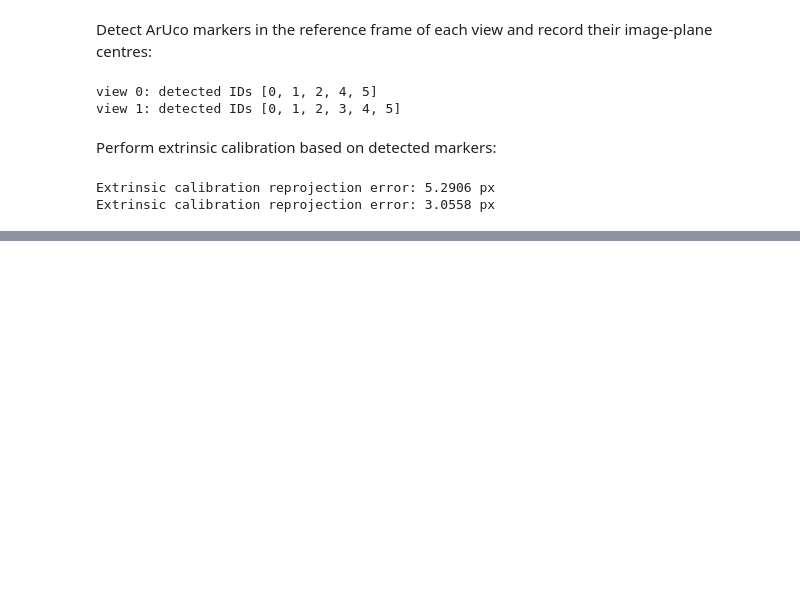
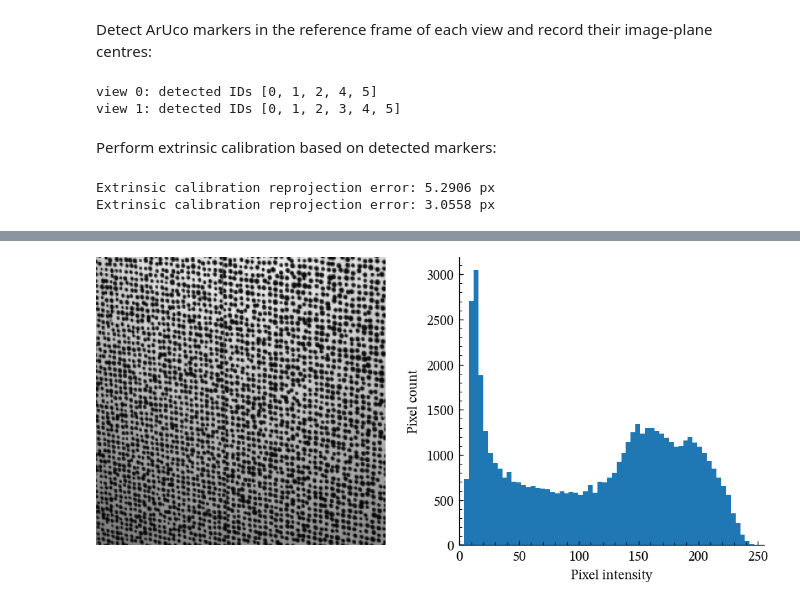
Before and after one commit to ladisk/mssp-image-tutorial, a Jupyter notebook: image_based_dynamics_tutorial.ipynb, the cells around one changed output, grey strips where cells are left out. Drawn from its saved outputs; the diff is of its cells as text; code cells hidden in the pictures; blank space fills up the shorter version.

```diff
--- a/image_based_dynamics_tutorial.ipynb
+++ b/image_based_dynamics_tutorial.ipynb
@@ -155,8 +161,8 @@ view_files = {
 }
 
 reference_frames = {
-    'view 0': pyMRAW.load_video(view_files['view 0'])[0][0], # load first frame of view 0
-    'view 1': pyMRAW.load_video(view_files['view 1'])[0][0],
+    'view 0': load_video(view_files['view 0'])[0][0], # load first frame of view 0
+    'view 1': load_video(view_files['view 1'])[0][0],
 }
 # %% [markdown]
 Load the ArUco reference marker layout — 6 markers printed on the speckle plate, with known positions in the plate coordinate system ($z = 0$):
@@ -345,0 +223,20 @@ A value close to 1 indicates good agreement; off-diagonal values should be near
+# %%
+# Crop the reference frame to the plate region roughly
+margin = 75 # pixels to crop from each edge
+speckle = reference_frames['view 0'][margin:-margin, margin:-margin]
+
+# Plot: speckle image (left) and intensity histogram (right)
+fig, (ax_img, ax_hist) = plt.subplots(1, 2)
+
+ax_img.imshow(speckle, cmap='gray', vmin=0, vmax=255)
+ax_img.set_axis_off()
+
+ax_hist.hist(speckle.ravel(), bins=64, range=(0, 255), color='C0', linewidth=0)
+ax_hist.set_xlabel('Pixel intensity')
+ax_hist.set_ylabel('Pixel count')
+ax_hist.set_xlim(0, 255)
+
+fig.tight_layout()
+plt.savefig(os.path.join('output', 'figures', 'fig_4_speckle_histogram.png'))
+# %% [output]
+[figure, added]
```
Also changed, not shown: parts of 69 cells of this notebook, 2 other files.
